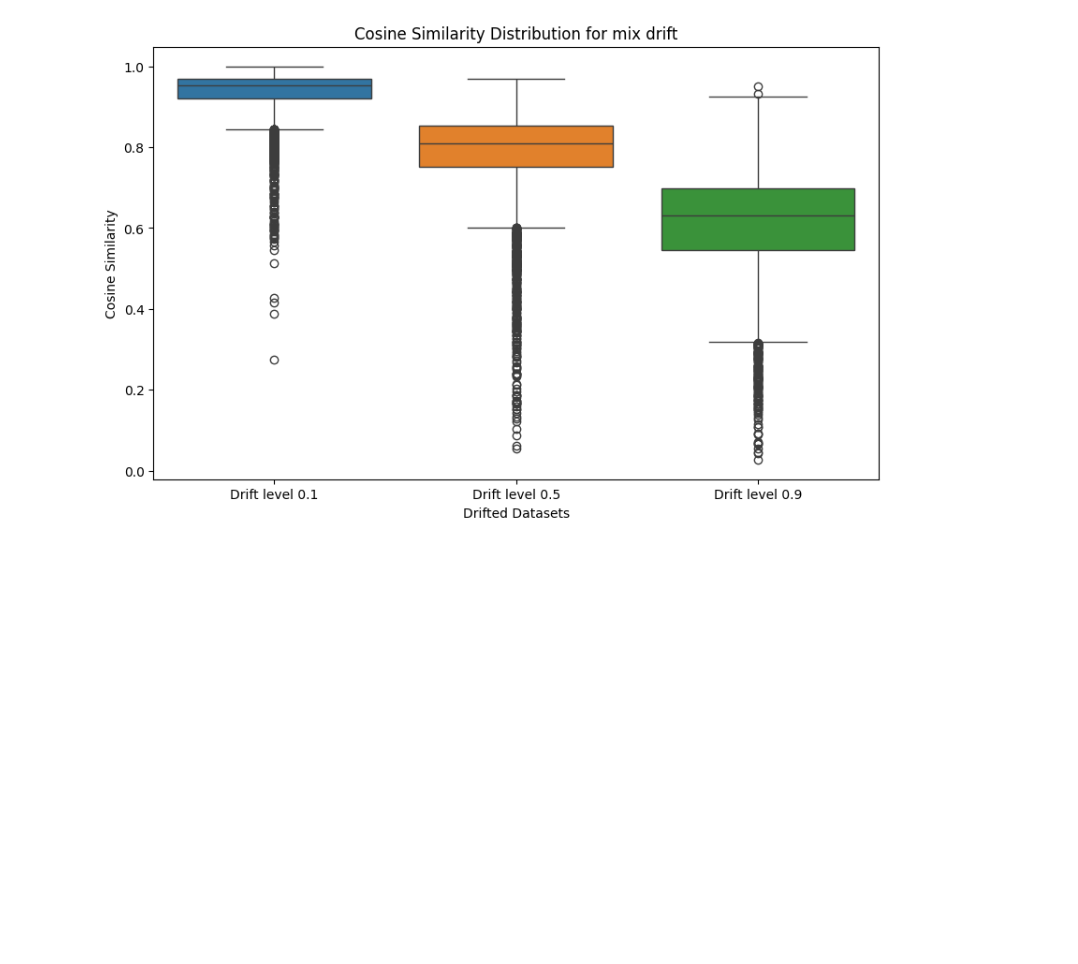
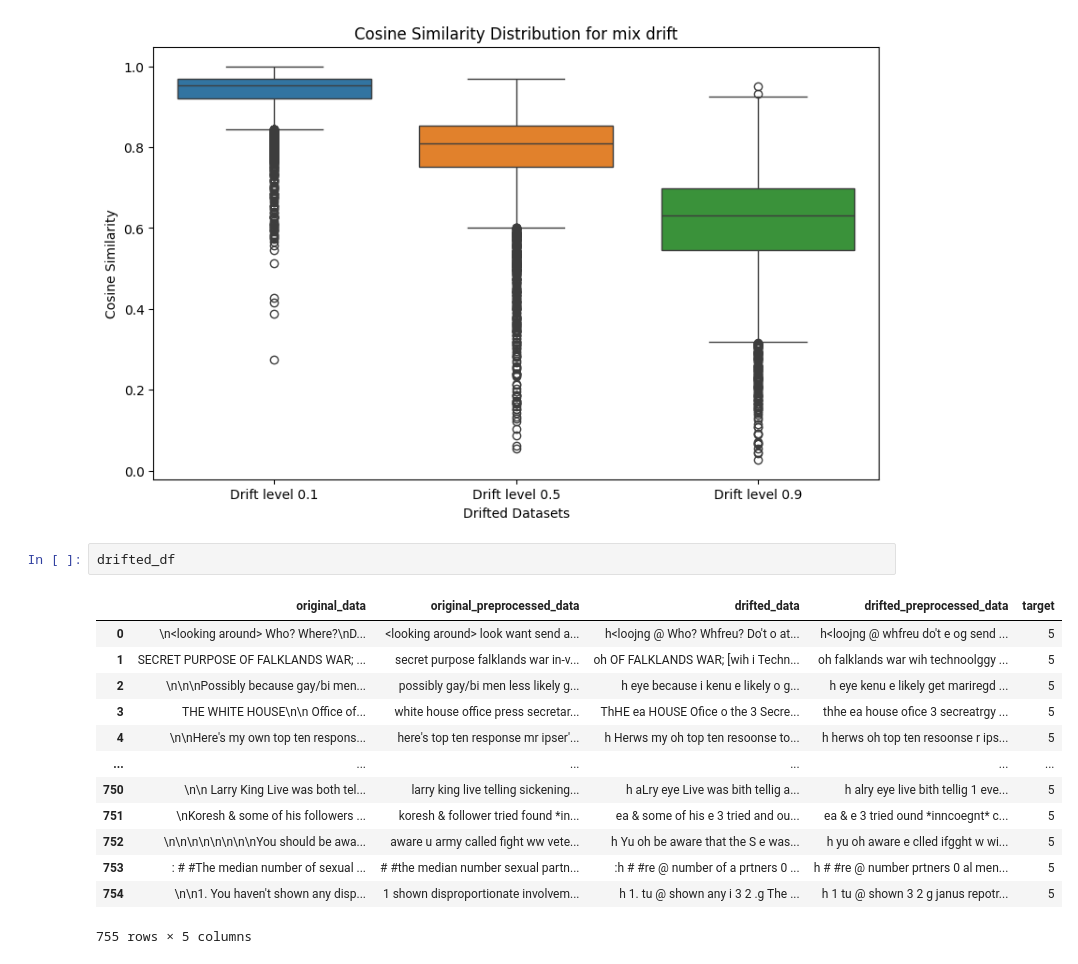
Before and after one commit to mirkomanset/text-drift-generator, a Jupyter notebook: notebooks/drift_vectorization_single_classes.ipynb, the cells around one changed output. Saved outputs shown, nothing was run; the diff lists cells and outputs as text; blank space fills up the shorter version.

```diff
--- a/notebooks/drift_vectorization_single_classes.ipynb
+++ b/notebooks/drift_vectorization_single_classes.ipynb
@@ -267,3 +273,19 @@ Average Cosine Similarity at level 0.1: 0.9347
 Average Cosine Similarity at level 0.5: 0.7848
 Average Cosine Similarity at level 0.9: 0.6120
 [figure]
+# %%
+drifted_df
+# %% [output]
+|  | original_data | original_preprocessed_data | drifted_data | drifted_preprocessed_data | target |
+| 0 | \n<looking around> Who? Where?\nD... | <looking around> look want send a... | h<loojng @ Who? Whfreu? Do't o at... | h<loojng @ whfreu do't e og send ... | 5 |
+| 1 | SECRET PURPOSE OF FALKLANDS WAR; ... | secret purpose falklands war in-v... | oh OF FALKLANDS WAR; [wih i Techn... | oh falklands war wih technoolggy ... | 5 |
+| 2 | \n\n\nPossibly because gay/bi men... | possibly gay/bi men less likely g... | h eye because i kenu e likely o g... | h eye kenu e likely get mariregd ... | 5 |
+| 3 | THE WHITE HOUSE\n\n Office of... | white house office press secretar... | ThHE ea HOUSE Ofice o the 3 Secre... | thhe ea house ofice 3 secreatrgy ... | 5 |
+| 4 | \n\nHere's my own top ten respons... | here's top ten response mr ipser'... | h Herws my oh top ten resoonse to... | h herws oh top ten resoonse r ips... | 5 |
+| ... | ... | ... | ... | ... | ... |
+| 750 | \n\n Larry King Live was both tel... | larry king live telling sickening... | h aLry eye Live was bith tellig a... | h alry eye live bith tellig 1 eve... | 5 |
+| 751 | \nKoresh & some of his followers ... | koresh & follower tried found *in... | ea & some of his e 3 tried and ou... | ea & e 3 tried ound *inncoegnt* c... | 5 |
+| 752 | \n\n\n\n\n\n\n\nYou should be awa... | aware u army called fight ww vete... | h Yu oh be aware that the S e was... | h yu oh aware e clled ifgght w wi... | 5 |
+| 753 | : # #The median number of sexual ... | # #the median number sexual partn... | :h # #re @ number of a prtners 0 ... | h # #re @ number prtners 0 al men... | 5 |
+| 754 | \n\n1. You haven't shown any disp... | 1 shown disproportionate involvem... | h 1. tu @ shown any i 3 2 .g The ... | h 1 tu @ shown 3 2 g janus repotr... | 5 |
+755 rows × 5 columns
```
Also changed, not shown: parts of 2 cells of this notebook, 1 other file.
